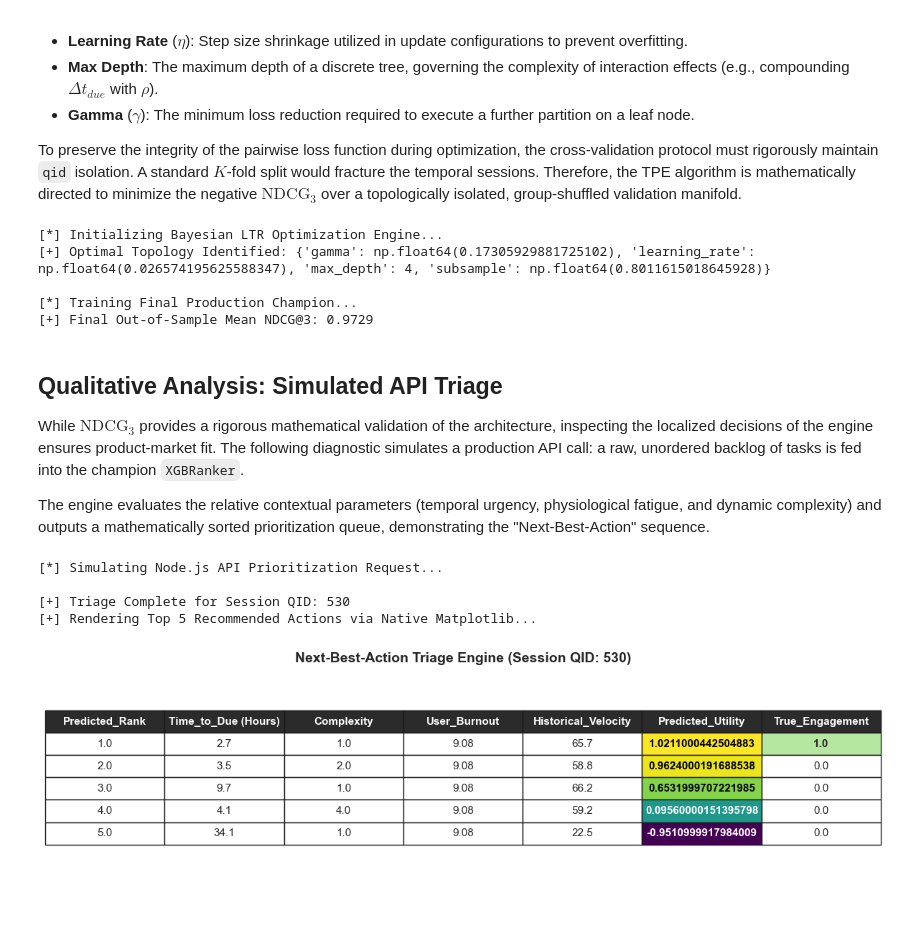
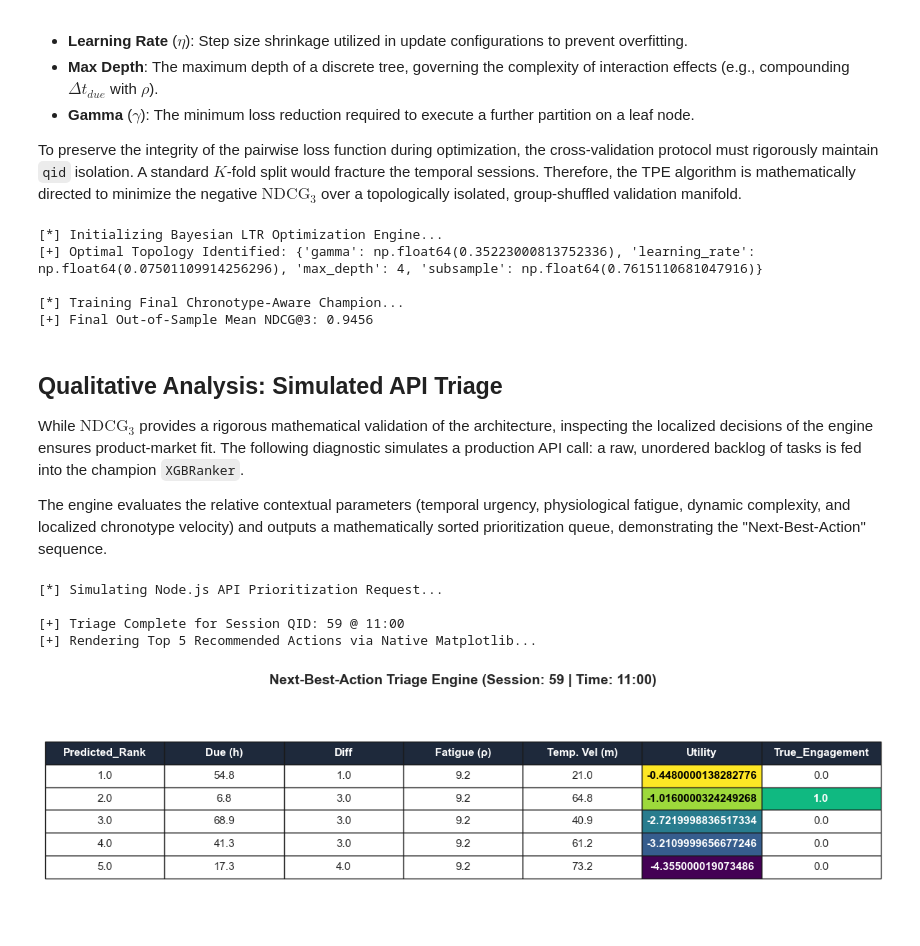
Before and after one commit to Booma1002/swe_ml, a Jupyter notebook: recommender_model.ipynb, the cells around one changed output. Saved outputs shown, nothing was run; the diff lists cells and outputs as text; code cells hidden in the pictures; blank space fills up the shorter version.

```diff
--- a/recommender_model.ipynb
+++ b/recommender_model.ipynb
@@ -225,17 +284,17 @@ def optimize_pairwise_ranker(X_tr, y_tr, qid_tr, max_evals=20):
 
     def objective(params):
         model = XGBRanker(
+            tree_method='hist',
             objective='rank:pairwise',
             max_depth=int(params['max_depth']),
             learning_rate=params['learning_rate'],
             subsample=params['subsample'],
             gamma=params['gamma'],
             random_state=42,
-            eval_metric='ndcg'
+            n_estimators=100
         )
-
-        model.fit(X_t_inner, y_t_inner, qid=qid_t_inner)
-        score = evaluate_ndcg(model, X_v_inner, y_v_inner, qid_v_inner, k=3)
+        model.fit(X_t_inner, y_t_inner, qid=qid_t_inner, verbose=False)
+        score = evaluate_ndcg(model, X_v_inner, y_v_inner, qid_v_inner, k=3, is_pointwise=False)
         return {'loss': -score, 'status': STATUS_OK}
 
     trials = Trials()
@@ -248,78 +307,85 @@ def optimize_pairwise_ranker(X_tr, y_tr, qid_tr, max_evals=20):
         rstate=np.random.default_rng(42),
         verbose=False
     )
-
     best_params['max_depth'] = int(best_params['max_depth'])
     print(f"[+] Optimal Topology Identified: {best_params}")
     return best_params
 
 optimal_hyperparameters = optimize_pairwise_ranker(X_train, y_train, qid_train, max_evals=25)
 
-print("\n[*] Training Final Production Champion...")
+print("\n[*] Training Final Chronotype-Aware Champion...")
 tuned_champion = XGBRanker(
+    tree_method='hist',
     objective='rank:pairwise',
     **optimal_hyperparameters,
     random_state=42,
-    eval_metric='ndcg'
+    n_estimators=150
 )
 
-tuned_champion.fit(X_train, y_train, qid=qid_train)
-final_test_ndcg = evaluate_ndcg(tuned_champion, X_test, y_test, qid_test, k=3)
+tuned_champion.fit(X_train, y_train, qid=qid_train, verbose=False)
+final_test_ndcg = evaluate_ndcg(tuned_champion, X_test, y_test, qid_test, k=3, is_pointwise=False)
 print(f"[+] Final Out-of-Sample Mean NDCG@3: {final_test_ndcg:.4f}")
 # %% [output]
 [*] Initializing Bayesian LTR Optimization Engine...
-[+] Optimal Topology Identified: {'gamma': np.float64(0.17305929881725102), 'learning_rate': np.float64(0.026574195625588347), 'max_depth': 4, 'subsample': np.float64(0.8011615018645928)}
+[+] Optimal Topology Identified: {'gamma': np.float64(0.35223000813752336), 'learning_rate': np.float64(0.07501109914256296), 'max_depth': 4, 'subsample': np.float64(0.7615110681047916)}
 
-[*] Training Final Production Champion...
-[+] Final Out-of-Sample Mean NDCG@3: 0.9729
+[*] Training Final Chronotype-Aware Champion...
+[+] Final Out-of-Sample Mean NDCG@3: 0.9456
 # %% [markdown]
 ## Qualitative Analysis: Simulated API Triage
 
 While $\text{NDCG}_3$ provides a rigorous mathematical validation of the architecture, inspecting the localized decisions of the engine ensures product-market fit. The following diagnostic simulates a production API call: a raw, unordered backlog of tasks is fed into the champion `XGBRanker`.
 
-The engine evaluates the relative contextual parameters (temporal urgency, physiological fatigue, and dynamic complexity) and outputs a mathematically sorted prioritization queue, demonstrating the "Next-Best-Action" sequence.
+The engine evaluates the relative contextual parameters (temporal urgency, physiological fatigue, dynamic complexity, and localized chronotype velocity) and outputs a mathematically sorted prioritization queue, demonstrating the "Next-Best-Action" sequence.
 # %%
 print("[*] Simulating Node.js API Prioritization Request...")
-np.random.seed(42)
+
+np.random.seed(101)
 sample_session_id = np.random.choice(qid_test.unique())
-
 session_mask = (qid_test == sample_session_id)
 X_session = X_test[session_mask].copy()
 y_session_true = y_test[session_mask].copy()
+
 predicted_utility = tuned_champion.predict(X_session)
-
 df_qualitative = X_session.copy()
 df_qualitative['Predicted_Utility'] = predicted_utility
 df_qualitative['True_Engagement'] = y_session_true.values
-
 df_sorted = df_qualitative.sort_values(by='Predicted_Utility', ascending=False).reset_index(drop=True)
 
+def get_hour(sin_val, cos_val):
+    hour = np.arctan2(sin_val, cos_val) * (24 / (2 * np.pi))
+    return int(round(hour if hour >= 0 else hour + 24))
+
+session_hour = get_hour(df_sorted.loc[0, 'hour_sin'], df_sorted.loc[0, 'hour_cos'])
+time_str = f"{session_hour:02d}:00"
+
 df_sorted['Predicted_Rank'] = df_sorted.index + 1
-df_sorted['Time_to_Due (Hours)'] = df_sorted['time_to_due_date'].round(1)
-df_sorted['Complexity'] = df_sorted['dynamic_difficulty']
-df_sorted['User_Burnout'] = df_sorted['user_burnout_index'].round(2)
-df_sorted['Historical_Velocity'] = df_sorted['historical_velocity_for_tag'].round(1)
-df_sorted['Predicted_Utility'] = df_sorted['Predicted_Utility'].round(4)
+df_sorted['Due (h)'] = df_sorted['time_to_due_date'].round(1)
+df_sorted['Diff'] = df_sorted['dynamic_difficulty']
+df_sorted['Fatigue (ρ)'] = df_sorted['user_burnout_index'].round(1)
+df_sorted['Temp. Vel (m)'] = df_sorted['temporal_velocity'].round(1)
+df_sorted['Utility'] = df_sorted['Predicted_Utility'].round(3)
 
 display_cols = [
     'Predicted_Rank',
-    'Time_to_Due (Hours)',
-    'Complexity',
-    'User_Burnout',
-    'Historical_Velocity',
-    'Predicted_Utility',
+    'Due (h)',
+    'Diff',
+    'Fatigue (ρ)',
+    'Temp. Vel (m)',
+    'Utility',
     'True_Engagement'
 ]
 
 top_5_df = df_sorted[display_cols].head(5)
 
-print(f"\n[+] Triage Complete for Session QID: {sample_session_id}")
-print("[+] Rendering Top 5 Recommended Actions via Native Matplotlib...")
+print(f"\n[+] Triage Complete for Session QID: {sample_session_id} @ {time_str}")
+print("[+] Rendering Top 5 Recommended Actions via Native Matplotlib...\n")
 
-plot_triage(top_5_df, sample_session_id)
+
+plot_triage(top_5_df, sample_session_id, time_str)
 # %% [output]
 [*] Simulating Node.js API Prioritization Request...
 
-[+] Triage Complete for Session QID: 530
+[+] Triage Complete for Session QID: 59 @ 11:00
 [+] Rendering Top 5 Recommended Actions via Native Matplotlib...
-[figure, old version]
+[figure, new version]
```
Also changed, not shown: parts of 16 cells of this notebook, 5 other files.
